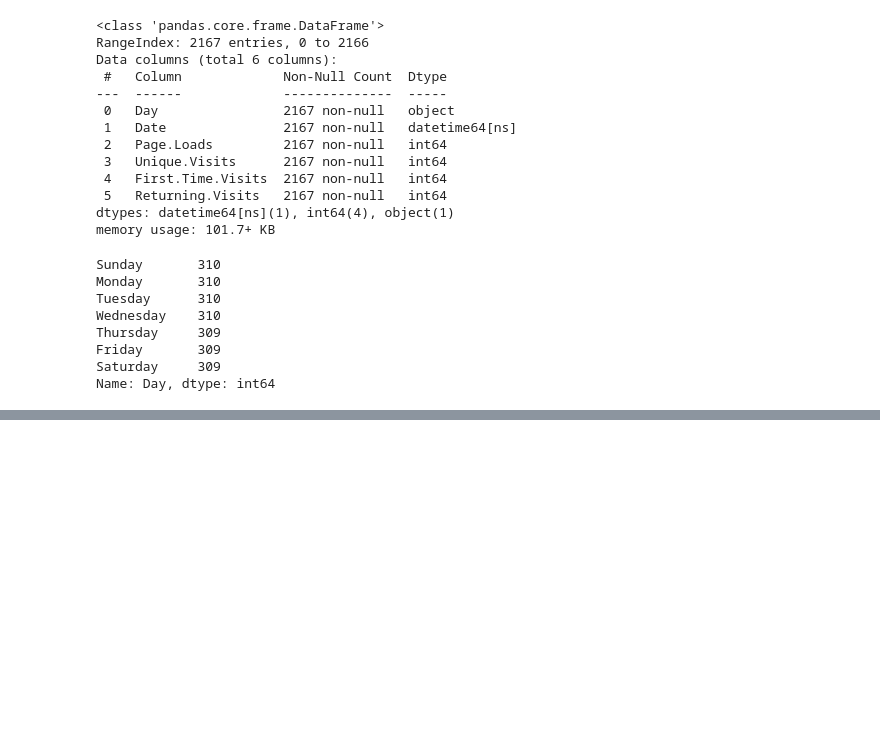
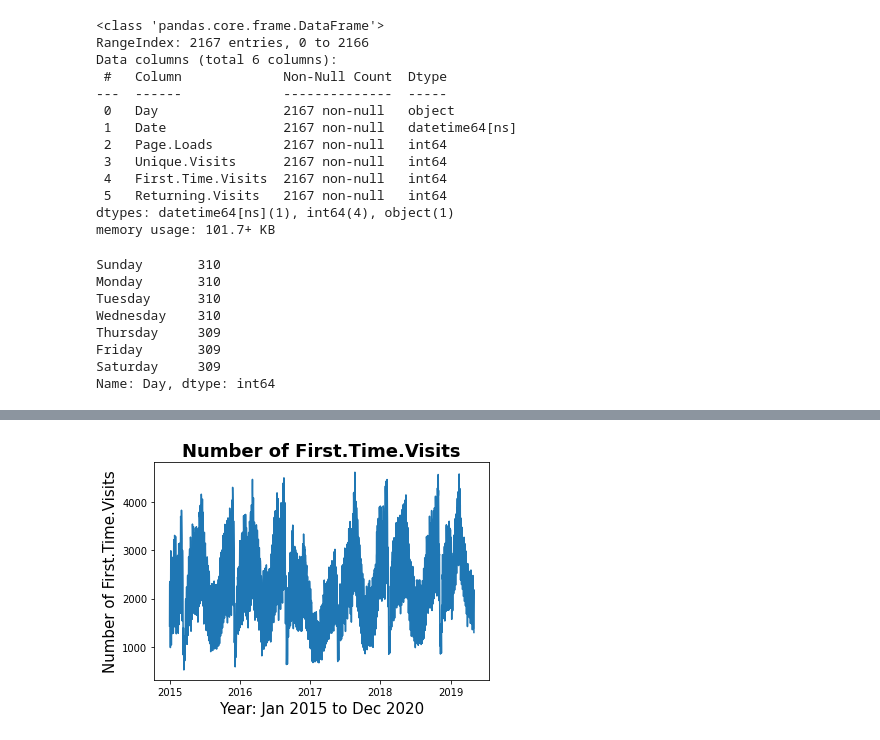
Before and after one commit to SuryaReginaAA/Learn, a Jupyter notebook: Time_Series_Analysis_–_Daily_Website_Visitors_Surya.ipynb, the cells around one changed output, grey strips where cells are left out. Cells and saved outputs as stored; diff of their text form; code cells hidden in the pictures; blank space fills up the shorter version.

```diff
--- a/Time_Series_Analysis_–_Daily_Website_Visitors_Surya.ipynb
+++ b/Time_Series_Analysis_–_Daily_Website_Visitors_Surya.ipynb
@@ -150,0 +197,14 @@ Name: Day, dtype: int64
+# %%
+import matplotlib.pyplot as plt
+# Feching years
+year = df['Date'].dt.year
+# Visualizing the time series by plotting number of passengers versus time
+fig, ax = plt.subplots()
+ax.plot(df['First.Time.Visits'])
+ax.set_title('Number of First.Time.Visits', weight='bold', fontsize=18) # Title
+ax.set_ylabel('Number of First.Time.Visits', fontsize=15)
+ax.set_xlabel('Year: Jan 2015 to Dec 2020', fontsize=15)
+ax.set_xticklabels(np.unique(year))
+fig.show()
+# %% [output]
+[figure, added]
```
Also changed, not shown: parts of 11 cells of this notebook.
